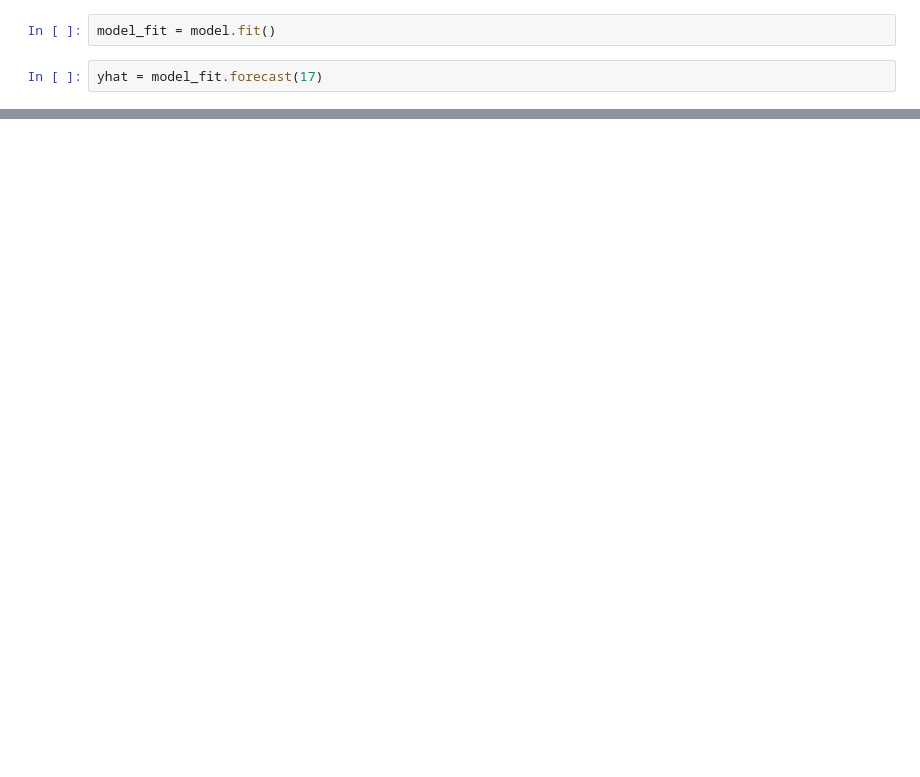
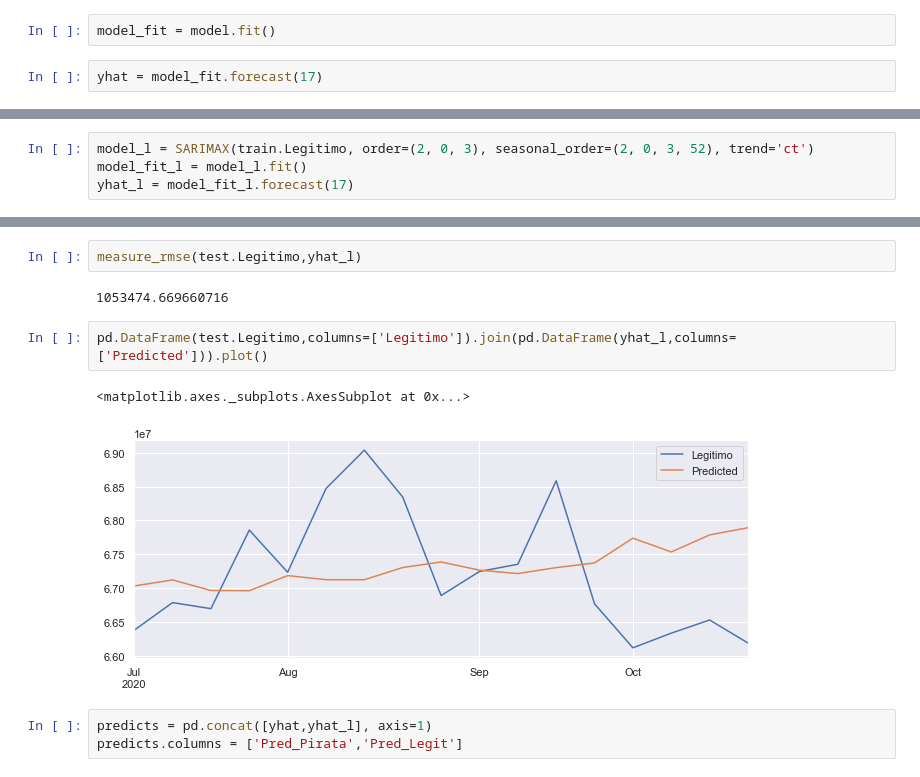
Before and after one commit to gustavo-pohlmann/TCC, a Jupyter notebook: TCC.ipynb, the cells around one changed output, grey strips where cells are left out. Drawn from its saved outputs; the diff is of its cells as text; blank space fills up the shorter version.

```diff
--- a/TCC.ipynb
+++ b/TCC.ipynb
@@ -335,0 +219,4 @@ AttributeError: 'SARIMAXResults' object has no attribute 'plot'
+# %%
+model_l = SARIMAX(train.Legitimo, order=(2, 0, 3), seasonal_order=(2, 0, 3, 52), trend='ct')
+model_fit_l = model_l.fit()
+yhat_l = model_fit_l.forecast(17)
@@ -335,0 +238,12 @@ AttributeError: 'SARIMAXResults' object has no attribute 'plot'
+# %%
+measure_rmse(test.Legitimo,yhat_l)
+# %% [output]
+1053474.669660716
+# %%
+pd.DataFrame(test.Legitimo,columns=['Legitimo']).join(pd.DataFrame(yhat_l,columns=['Predicted'])).plot()
+# %% [output]
+<matplotlib.axes._subplots.AxesSubplot at 0x...>
+[figure, added]
+# %%
+predicts = pd.concat([yhat,yhat_l], axis=1)
+predicts.columns = ['Pred_Pirata','Pred_Legit']
```
Also changed, not shown: parts of 20 cells of this notebook.
